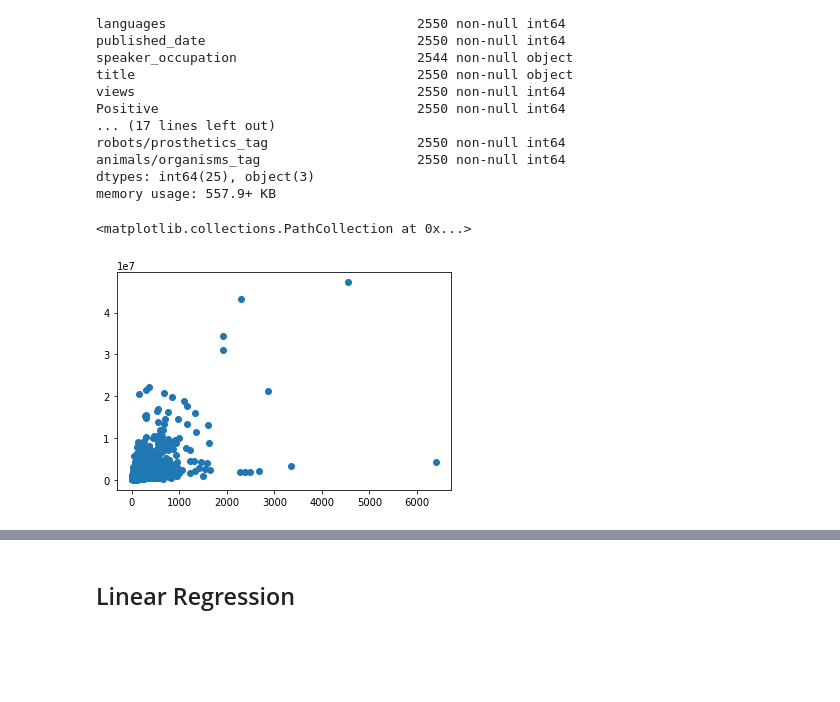
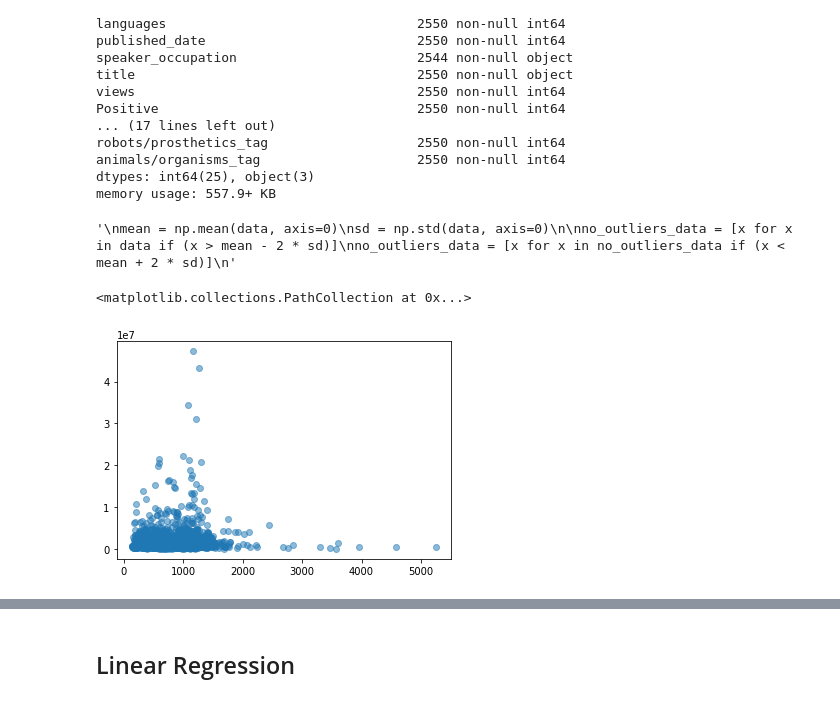
Before and after one commit to TristanMoser/213Project, a Jupyter notebook: Ali.ipynb, the cells around one changed output, grey strips where cells are left out. Drawn from its saved outputs; the diff is of its cells as text; code cells hidden in the pictures; blank space fills up the shorter version.

```diff
--- a/Ali.ipynb
+++ b/Ali.ipynb
@@ -425,8 +45,19 @@ dtypes: int64(25), object(3)
 memory usage: 557.9+ KB
 # %%
 target = data.views
+# %%
+#an attempt at removing outliers-- Maria said we don't really have to but I think it might help with some visualizations
+"""
+mean = np.mean(data, axis=0)
+sd = np.std(data, axis=0)
+
+no_outliers_data = [x for x in data if (x > mean - 2 * sd)]
+no_outliers_data = [x for x in no_outliers_data if (x < mean + 2 * sd)]
+"""
+# %% [output]
+'\nmean = np.mean(data, axis=0)\nsd = np.std(data, axis=0)\n\nno_outliers_data = [x for x in data if (x > mean - 2 * sd)]\nno_outliers_data = [x for x in no_outliers_data if (x < mean + 2 * sd)]\n'
 # %%
-plt.scatter(data.comments, target)
+plt.scatter(data.duration, target, alpha=0.5)
 # %% [output]
 <matplotlib.collections.PathCollection at 0x...>
-[figure, old version]
+[figure, new version]
```
Also changed, not shown: parts of 88 cells of this notebook.
